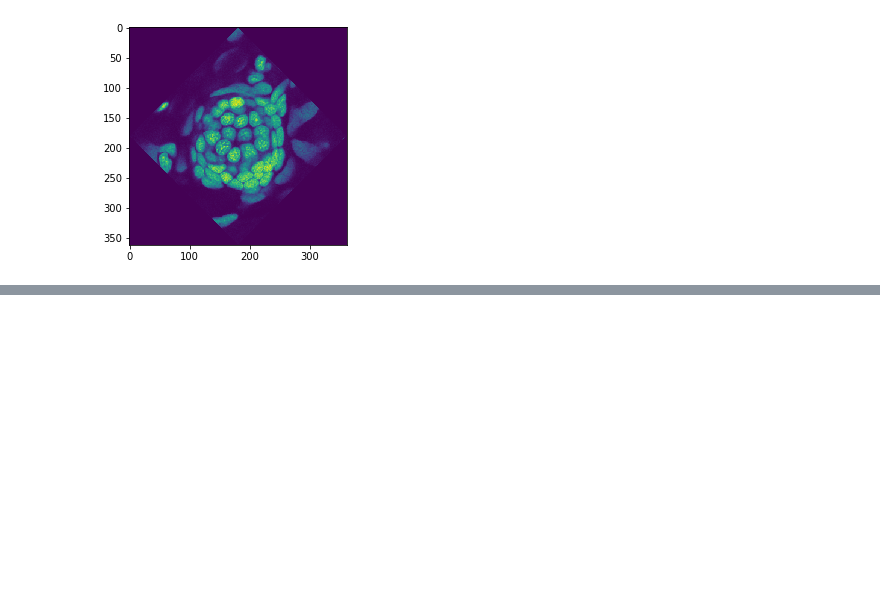
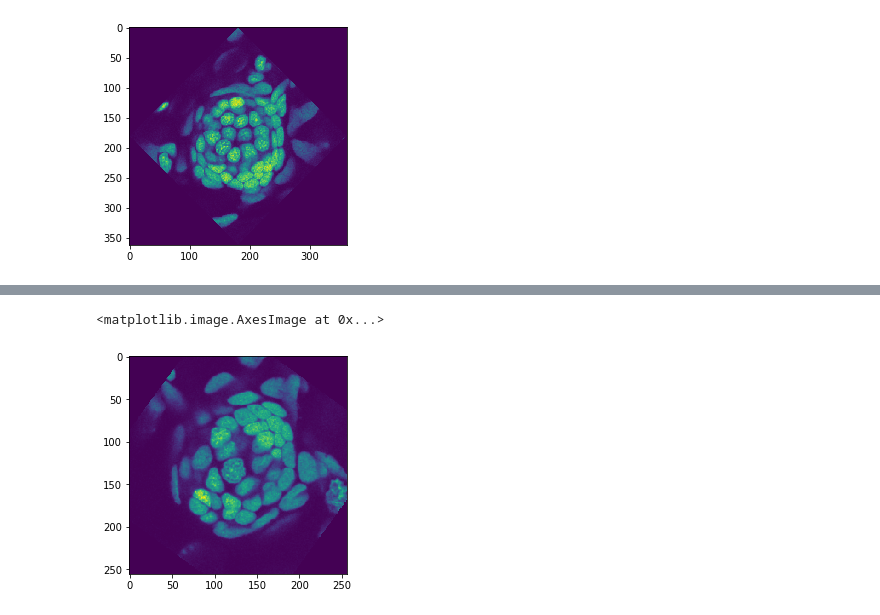
Before and after one commit to cwood1967/Unet, a Jupyter notebook: unet/test_unet_aws.ipynb, the cells around one changed output, grey strips where cells are left out. Saved outputs shown, nothing was run; the diff lists cells and outputs as text; code cells hidden in the pictures; blank space fills up the shorter version.

```diff
--- a/unet/test_unet_aws.ipynb
+++ b/unet/test_unet_aws.ipynb
@@ -118,0 +211,8 @@ plt.imshow(res[:,:,44,0])
+# %%
+mm = np.memmap('/media/cjw/Data/nuclei.mm', dtype=np.float32,
+               mode='r', shape=(720, 256, 256, 96, 2))
+# %%
+plt.imshow(mm[-19,:,:,34,0])
+# %% [output]
+<matplotlib.image.AxesImage at 0x...>
+[figure, added]
```
Also changed, not shown: parts of 14 cells of this notebook, 1 other file.
